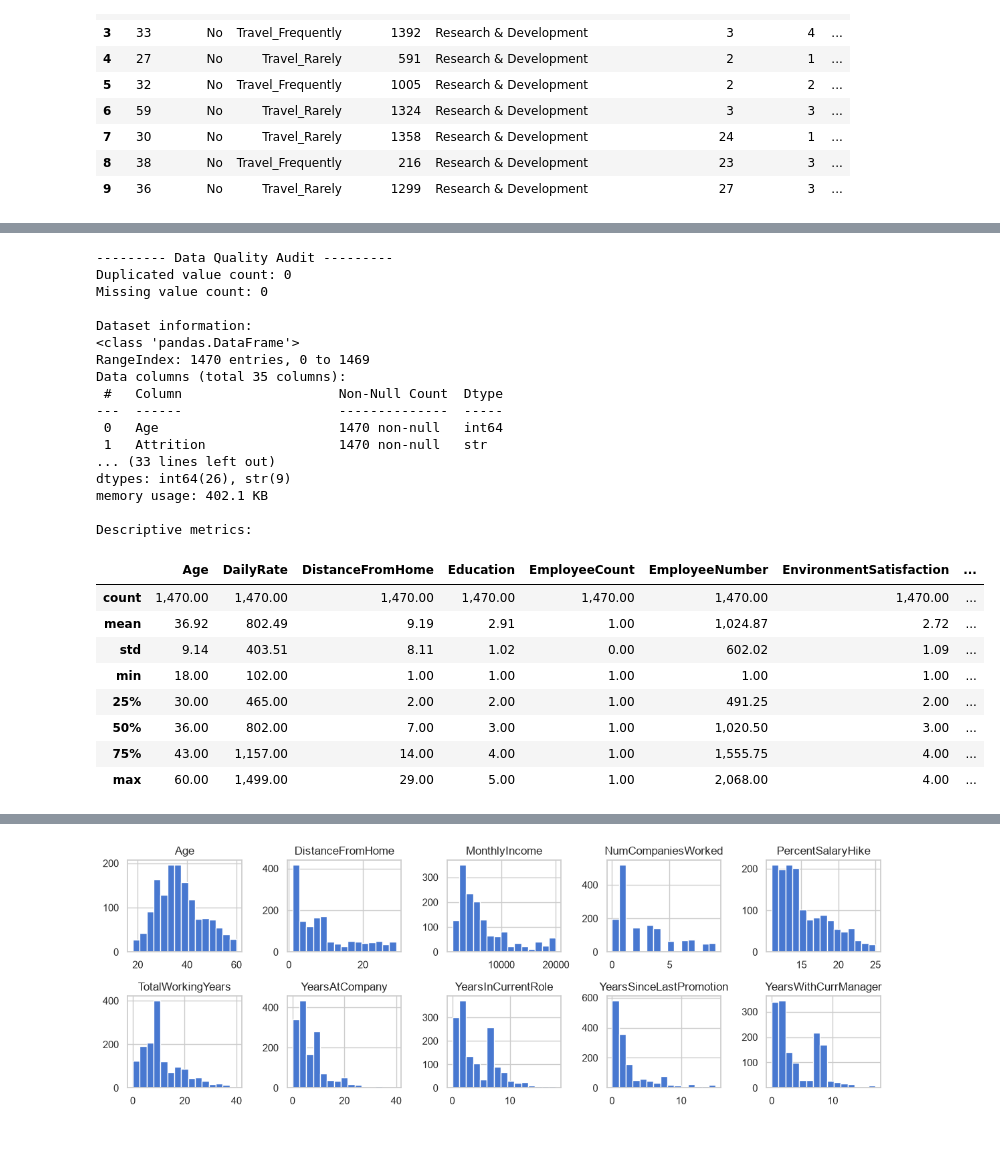
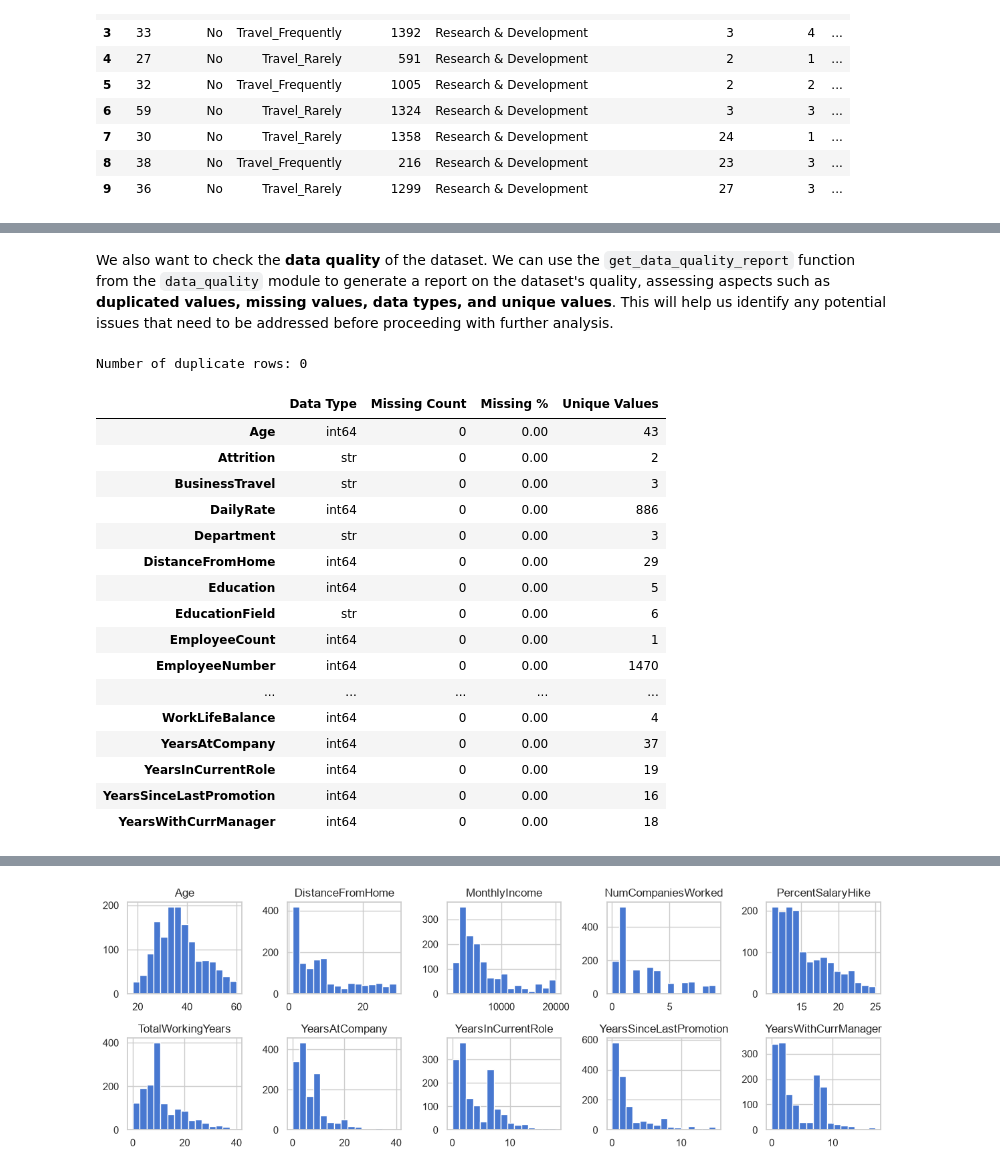
Before and after one commit to JBrizR/hr-analytics-compensation-attrition, a Jupyter notebook: notebooks/00_data_profiling_and_cleaning.ipynb, the cells around one changed output, grey strips where cells are left out. Cells and saved outputs as stored; diff of their text form; code cells hidden in the pictures; blank space fills up the shorter version.

Commit message:
docs(00-data-profiling): add documentation and expand analysis

```diff
--- a/notebooks/00_data_profiling_and_cleaning.ipynb
+++ b/notebooks/00_data_profiling_and_cleaning.ipynb
@@ -5,15 +18,28 @@
 # %%
+
+# Auxiliary functions
+import sys
+import os
+
+sys.path.append(os.path.abspath('..'))
+from src.data_quality import get_data_quality_report
+from src.data_quality import get_numeric_domain_audit
+from src.data_quality import get_iqr_outliers
+from src.data_preprocessing import convert_to_category
+
 # Libraries
 import pandas as pd
 import numpy as np
 
 import matplotlib.pyplot as plt
 import seaborn as sns
+
+# Configuration
+plt.style.use('seaborn-v0_8-whitegrid')
 sns.set_theme(style="whitegrid", palette="muted", font="sans-serif")
 
-# Configuration
 pd.set_option('display.max_columns', None)
-pd.set_option('display.max_rows', 50)
+pd.set_option('display.max_rows', 80)
 pd.set_option('display.min_rows', 20)
 
 pd.set_option('display.max_colwidth', None)
@@ -44,39 +77,29 @@ Dataframe shape: (1470, 35)
+# %% [markdown]
+We also want to check the **data quality** of the dataset. We can use the `get_data_quality_report` function from the `data_quality` module to generate a report on the dataset's quality, assessing aspects such as **duplicated values, missing values, data types, and unique values**. This will help us identify any potential issues that need to be addressed before proceeding with further analysis.
 # %%
-print("--------- Data Quality Audit ---------")
+# Check for duplicate rows
+duplicate_rows = raw_df.duplicated().sum()
+print(f"Number of duplicate rows: {duplicate_rows}")
 
-print(f"Duplicated value count: {raw_df.duplicated(subset = 'EmployeeNumber').sum()}")
-print(f"Missing value count: {raw_df.isna().sum().sum()}\n")
-
-print(f"Dataset information:")
-raw_df.info()
-print()
-
-print(f"Descriptive metrics:")
-raw_df.describe()
+# Get data quality report
+quality_df = get_data_quality_report(raw_df)
+display(quality_df)
 # %% [output]
---------- Data Quality Audit ---------
-Duplicated value count: 0
-Missing value count: 0
-
-Dataset information:
-<class 'pandas.DataFrame'>
-RangeIndex: 1470 entries, 0 to 1469
-Data columns (total 35 columns):
- #   Column                    Non-Null Count  Dtype
----  ------                    --------------  -----
- 0   Age                       1470 non-null   int64
- 1   Attrition                 1470 non-null   str
-... (33 lines left out)
-dtypes: int64(26), str(9)
-memory usage: 402.1 KB
-
-Descriptive metrics:
+Number of duplicate rows: 0
-|  | Age | DailyRate | DistanceFromHome | Education | EmployeeCount | EmployeeNumber | EnvironmentSatisfaction | ... |
-| count | 1,470.00 | 1,470.00 | 1,470.00 | 1,470.00 | 1,470.00 | 1,470.00 | 1,470.00 | ... |
-| mean | 36.92 | 802.49 | 9.19 | 2.91 | 1.00 | 1,024.87 | 2.72 | ... |
-| std | 9.14 | 403.51 | 8.11 | 1.02 | 0.00 | 602.02 | 1.09 | ... |
-| min | 18.00 | 102.00 | 1.00 | 1.00 | 1.00 | 1.00 | 1.00 | ... |
-| 25% | 30.00 | 465.00 | 2.00 | 2.00 | 1.00 | 491.25 | 2.00 | ... |
-| 50% | 36.00 | 802.00 | 7.00 | 3.00 | 1.00 | 1,020.50 | 3.00 | ... |
-| 75% | 43.00 | 1,157.00 | 14.00 | 4.00 | 1.00 | 1,555.75 | 4.00 | ... |
-| max | 60.00 | 1,499.00 | 29.00 | 5.00 | 1.00 | 2,068.00 | 4.00 | ... |
+|  | Data Type | Missing Count | Missing % | Unique Values |
+| Age | int64 | 0 | 0.00 | 43 |
+| Attrition | str | 0 | 0.00 | 2 |
+| BusinessTravel | str | 0 | 0.00 | 3 |
+| DailyRate | int64 | 0 | 0.00 | 886 |
+| Department | str | 0 | 0.00 | 3 |
+| DistanceFromHome | int64 | 0 | 0.00 | 29 |
+| Education | int64 | 0 | 0.00 | 5 |
+| EducationField | str | 0 | 0.00 | 6 |
+| EmployeeCount | int64 | 0 | 0.00 | 1 |
+| EmployeeNumber | int64 | 0 | 0.00 | 1470 |
+| ... | ... | ... | ... | ... |
+| WorkLifeBalance | int64 | 0 | 0.00 | 4 |
+| YearsAtCompany | int64 | 0 | 0.00 | 37 |
+| YearsInCurrentRole | int64 | 0 | 0.00 | 19 |
+| YearsSinceLastPromotion | int64 | 0 | 0.00 | 16 |
+| YearsWithCurrManager | int64 | 0 | 0.00 | 18 |
```
Also changed, not shown: parts of 57 cells of this notebook.
